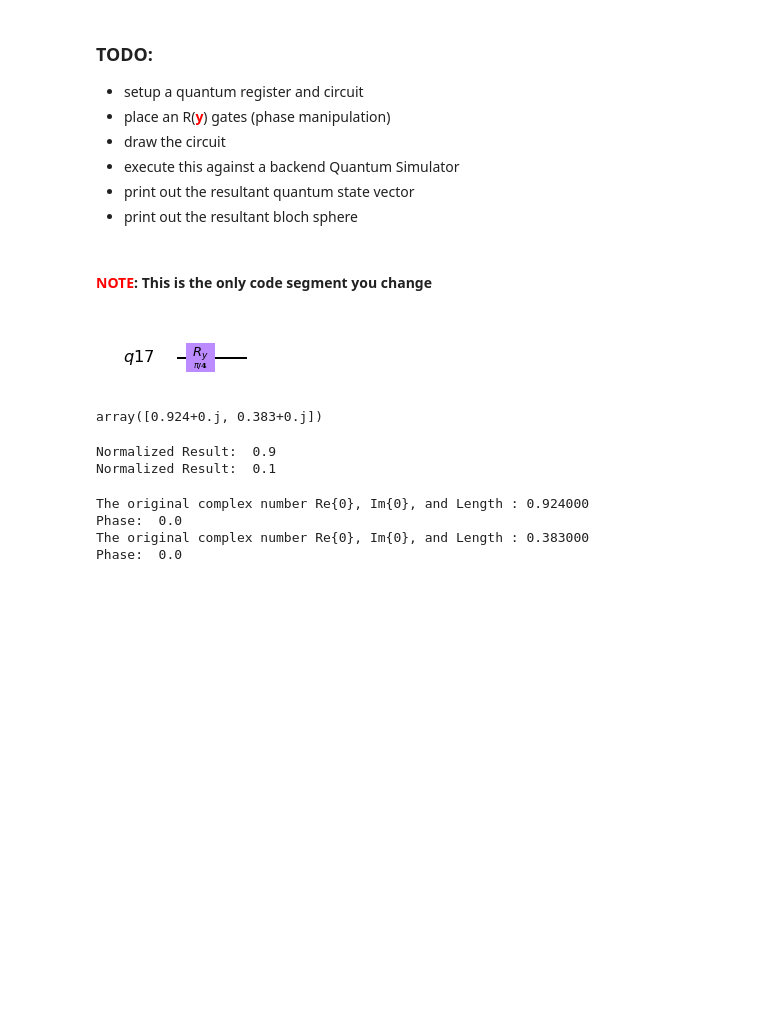
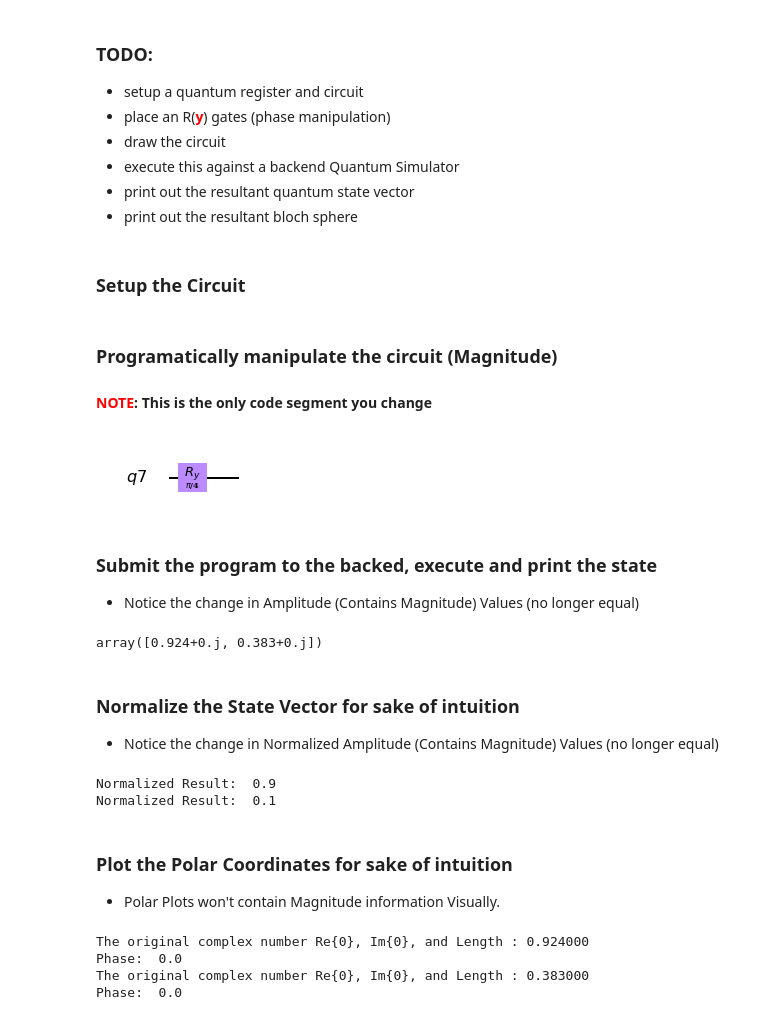
Before and after one commit to profversaggi/QuantumEducation, a Jupyter notebook: QC_WorkShop/Qubit - Bloch Sphere.ipynb, the cells around one changed output. Drawn from its saved outputs; the diff is of its cells as text; code cells hidden in the pictures; blank space fills up the shorter version.

```diff
--- a/QC_WorkShop/Qubit - Bloch Sphere.ipynb
+++ b/QC_WorkShop/Qubit - Bloch Sphere.ipynb
@@ -968,6 +1253,8 @@ IFrame(src='https://algassert.com/quirk#circuit={%22cols%22:[]}', width=900, hei
 - execute this against a backend Quantum Simulator
 - print out the resultant quantum state vector
 - print out the resultant bloch sphere
+# %% [markdown]
+### Setup the Circuit
 # %%
 # Import Qiskit, and set up a Quantum register of 1 Qubit, and set up a Quantum Circuit w/that register
 
@@ -1000,16 +1287,21 @@ def plot_polar(state_vector):
         if cmath.phase(x) != 0:
             print("Angle: ", pi_radians/(np.pi/cmath.phase(x)))
 # %% [markdown]
+### Programatically manipulate the circuit (Magnitude)
+
 #### <font color="red">NOTE</font>: This is the only code segment you change
 # %%
-# Place an Ry gate with a 6/12 (or 1/2) rotation
+# Place an Ry gate with a Pi/4 rotation - Magnitude Rotation
 
-circ.ry( 3/12 * np.pi, qr[0])
+circ.ry( np.pi / 4, qr[0])
 
 # Draw the circuit
 circ.draw(output='mpl')
 # %% [output]
-[figure, old version]
+[figure, new version]
+# %% [markdown]
+### Submit the program to the backed, execute and print the state
+- Notice the change in Amplitude (Contains Magnitude) Values (no longer equal)
 # %%
 # Use the BasicAer statevector_simulator backend, submit the job, preview the quantum state
 
@@ -1024,11 +1316,17 @@ quantum_state = result_sim.get_statevector(circ, decimals=3)
 quantum_state
 # %% [output]
 array([0.924+0.j, 0.383+0.j])
+# %% [markdown]
+### Normalize the State Vector for sake of intuition
+- Notice the change in Normalized Amplitude (Contains Magnitude) Values (no longer equal)
 # %%
 normalize_state_Vector(quantum_state)
 # %% [output]
 Normalized Result:  0.9
 Normalized Result:  0.1
+# %% [markdown]
+### Plot the Polar Coordinates for sake of intuition
+- Polar Plots won't contain Magnitude information Visually.
 # %%
 # Plot Polar Coordinates for intuitions sake - provides an idea of the angle of the plot on the curve : appears 90 Degrees
 # Plot both vectors and phase / angle (if non-zero)
```
Also changed, not shown: parts of 93 cells of this notebook, 16 other files.
